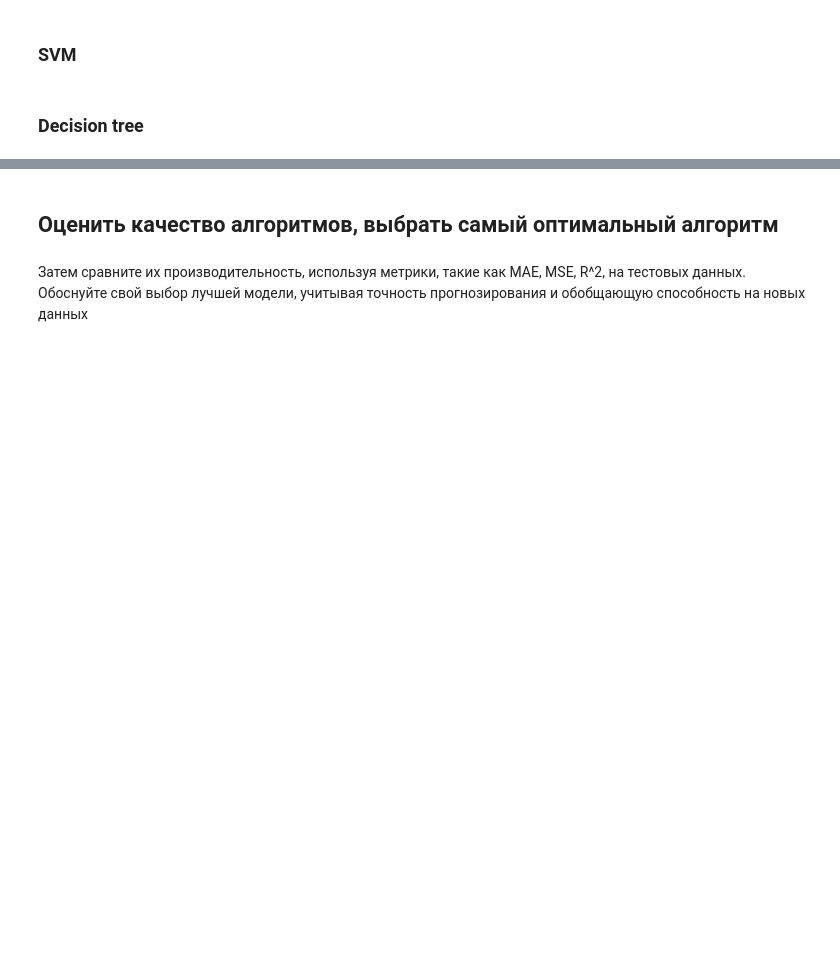
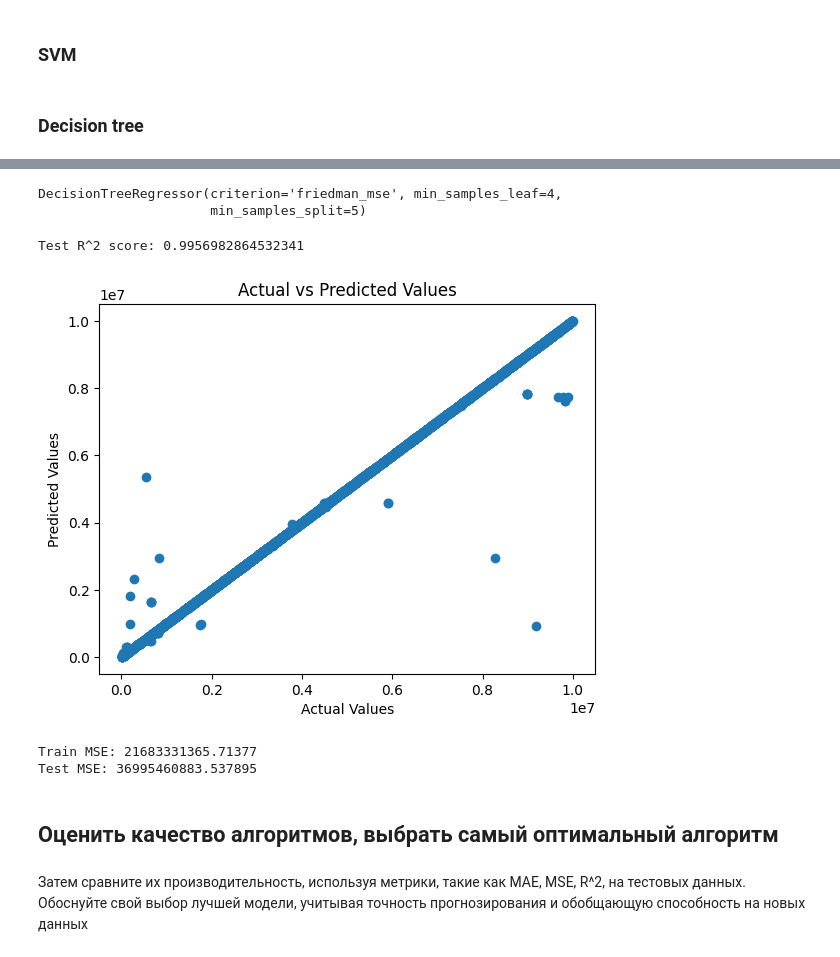
Before and after one commit to vanyagoncharov/CourseMLResourse, a Jupyter notebook: dz_23_s3e6.ipynb, the cells around one changed output, grey strips where cells are left out. Cells and saved outputs as stored; diff of their text form; code cells hidden in the pictures; blank space fills up the shorter version.

```diff
--- a/dz_23_s3e6.ipynb
+++ b/dz_23_s3e6.ipynb
@@ -173,3 +209,4 @@ y = data_train.iloc[:, -1]
 # %%
 # Разделение данных на обучающую выборку и валидационную выборку
-X_train, X_val, y_train, y_val = train_test_split(X, y, test_size=0.2, random_state=123)
+random_state = 42
+X_train, X_test, y_train, y_test = train_test_split(X, y, test_size=0.2, random_state=random_state)
@@ -201,3 +218,0 @@ grid_search = GridSearchCV(estimator=dt_classifier, param_grid=param_grid, cv=5,
-# %%
-# Обучаем GridSearch на обучающей выборке
-grid_search.fit(final_X_train, y_train)
@@ -209,0 +219,21 @@ print("Точность на тестовой выборке: ", grid_search.bes
+# %%
+# Создание экземпляра модели регрессора дерева решений
+regressor = DecisionTreeRegressor()
+
+# Определение сетки параметров для GridSearchCV
+param_grid = {
+    'criterion': ['mse', 'friedman_mse', 'mae'],
+    'max_depth': [None, 1, 2, 3, 4],
+    'min_samples_split': [2, 5],
+    'min_samples_leaf': [1, 2, 4]
+}
+
+# Создание экземпляра GridSearchCV для подбора параметров
+grid_search = GridSearchCV(regressor, param_grid, cv=5)
+
+# Обучение модели с использованием GridSearchCV
+grid_search.fit(X_train, y_train)
+
+# Выводим наилучшие параметры и точность на тестовой выборке
+print("Наилучшие параметры: ", grid_search.best_params_)
+print("Точность на тестовой выборке: ", grid_search.best_score_)
@@ -210,3 +260,46 @@ print("Точность на тестовой выборке: ", grid_search.bes
+# %%
+# Обучение модели с использованием наилучших параметров
+best_regressor = DecisionTreeRegressor(**grid_search.best_params_)
+best_regressor.fit(X_train, y_train)
+# %% [output]
+DecisionTreeRegressor(criterion='friedman_mse', min_samples_leaf=4,
+                      min_samples_split=5)
+# %%
+# Оценка модели на тестовых данных
+test_score = best_regressor.score(X_test, y_test)
+print("Test R^2 score:", test_score)
+# %% [output]
+Test R^2 score: 0.9956982864532341
+# %%
+import matplotlib.pyplot as plt
+
+# Получение предсказаний модели
+y_pred = best_regressor.predict(X_test)
+
+# Визуализация предсказаний
+plt.scatter(y_test, y_pred)
+plt.xlabel("Actual Values")
+plt.ylabel("Predicted Values")
+plt.title("Actual vs Predicted Values")
+plt.show()
+# %% [output]
+[figure, added]
+# %%
+from sklearn.metrics import mean_squared_error
+
+# Получение предсказаний на обучающих и тестовых данных
+y_train_pred = best_regressor.predict(X_train)
+y_test_pred = best_regressor.predict(X_test)
+
+# Вычисление среднеквадратичной ошибки
+train_mse = mean_squared_error(y_train, y_train_pred)
+test_mse = mean_squared_error(y_test, y_test_pred)
+
+print("Train MSE:", train_mse)
+print("Test MSE:", test_mse)
+# %% [output]
+Train MSE: 21683331365.71377
+Test MSE: 36995460883.537895
 # %% [markdown]
 ## Оценить качество алгоритмов, выбрать самый оптимальный алгоритм
 # %% [markdown]
```
Also changed, not shown: parts of 17 cells of this notebook.
